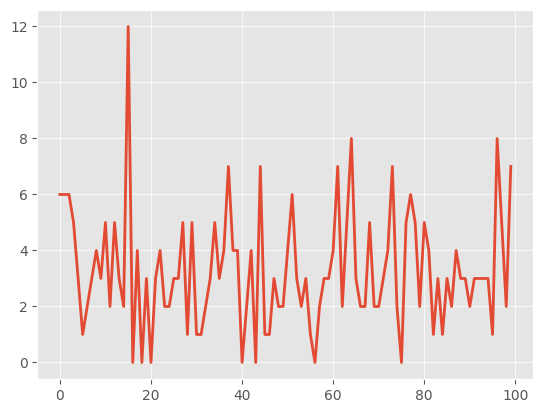
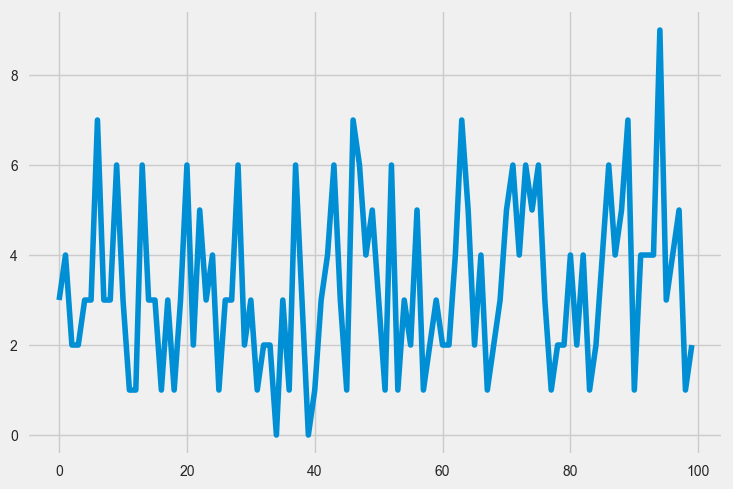
Unified diff of the notebook cell whose output changed from the first chart to the second:
--- before
+++ after
@@ -1,3 +1,5 @@
+plt.style.use('ggplot')
 plt.rcParams.update(default_params)
 x = np.random.poisson(lam=3, size=100)
 plt.plot(x)
+plt.show()

Commit: changes